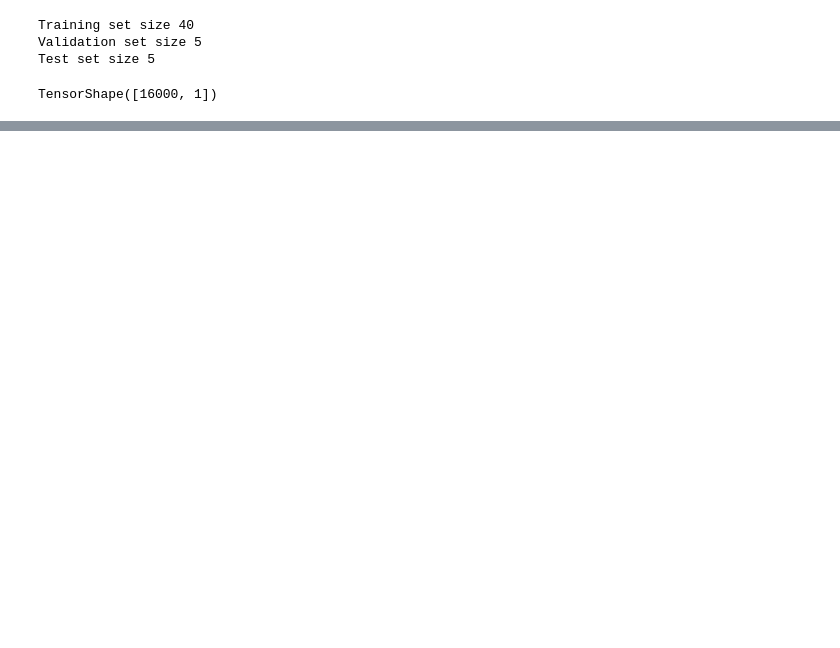
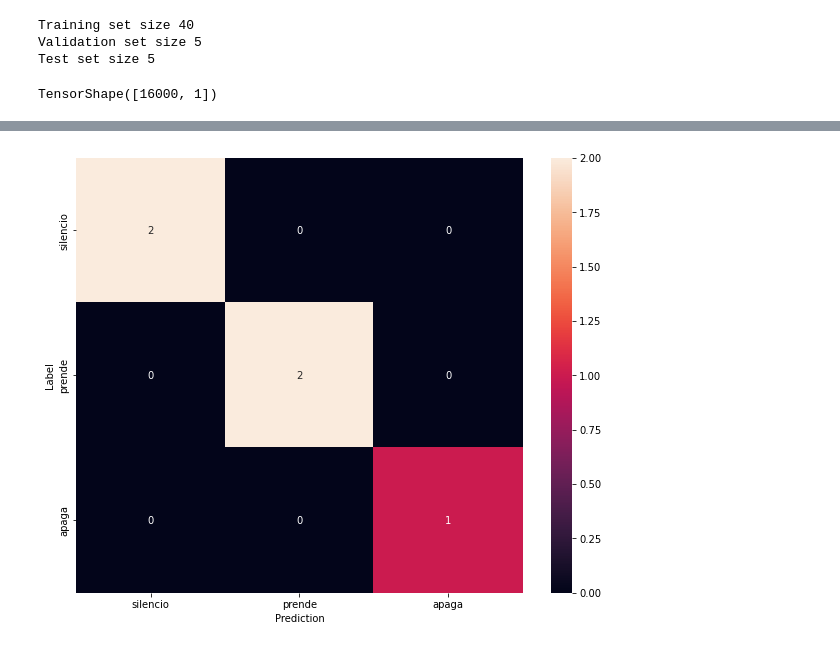
Before and after one commit to AlejoBSmith/AudioRecognition, a Jupyter notebook: AudioRecognition.ipynb, the cells around one changed output, grey strips where cells are left out. Saved outputs shown, nothing was run; the diff lists cells and outputs as text; code cells hidden in the pictures; blank space fills up the shorter version.

```diff
--- a/AudioRecognition.ipynb
+++ b/AudioRecognition.ipynb
@@ -154,0 +314,10 @@ Audio playback
+# %%
+test_audio = []
+test_labels = []
+
+for audio, label in test_ds:
+  test_audio.append(audio.numpy())
+  test_labels.append(label.numpy())
+
+test_audio = np.array(test_audio)
+test_labels = np.array(test_labels)
@@ -154,0 +332,12 @@ Audio playback
+# %%
+confusion_mtx = tf.math.confusion_matrix(y_true, y_pred)
+plt.figure(figsize=(10, 8))
+sns.heatmap(confusion_mtx,
+            xticklabels=commands,
+            yticklabels=commands,
+            annot=True, fmt='g')
+plt.xlabel('Prediction')
+plt.ylabel('Label')
+plt.show()
+# %% [output]
+[figure, added]
```
Also changed, not shown: parts of 19 cells of this notebook.
